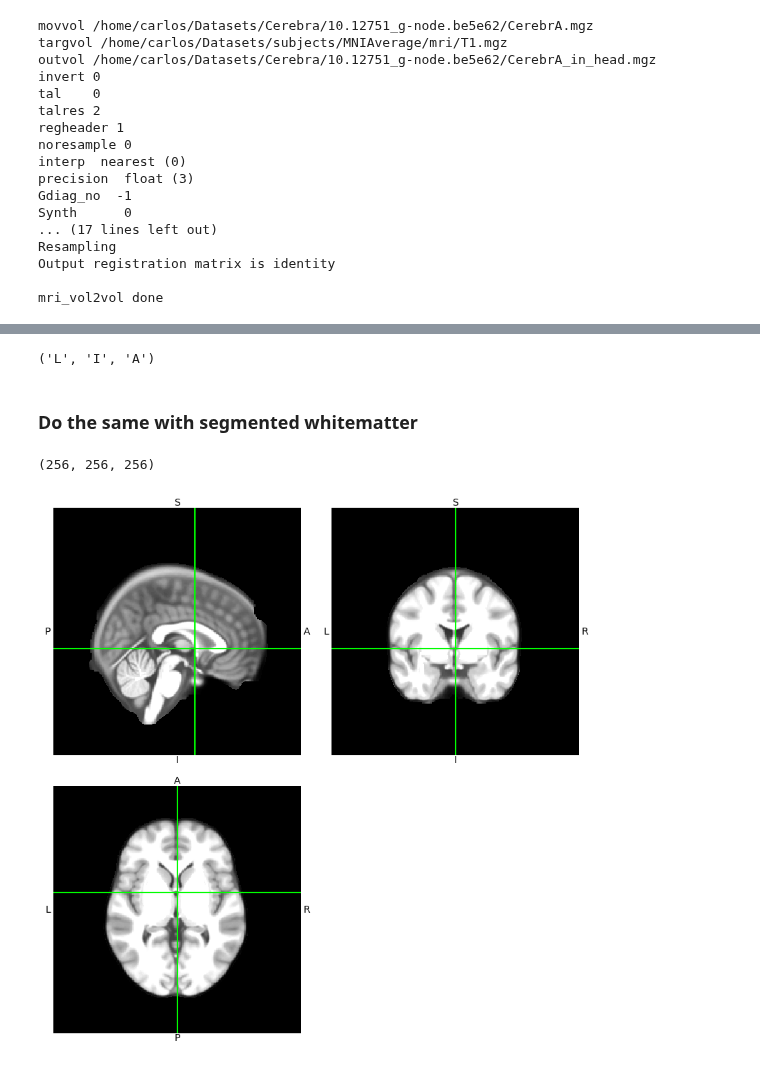
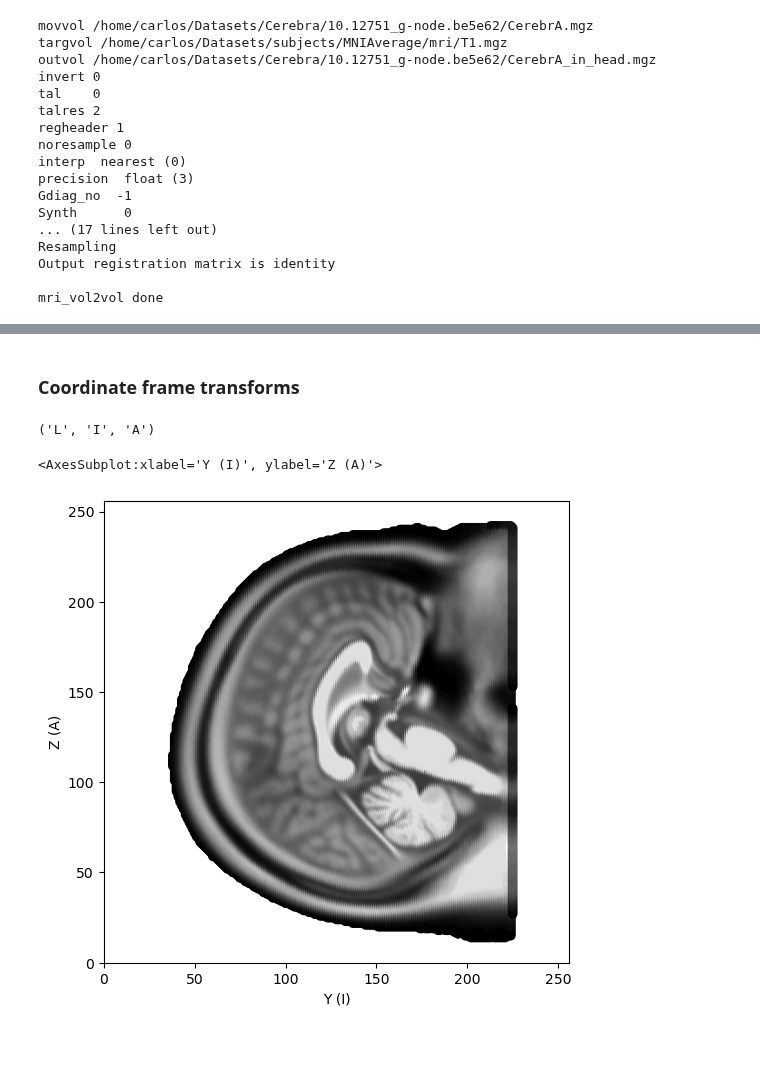
Before and after one commit to kdotdot/cerebra_atlas_python, a Jupyter notebook: 0.0-initial-transforms.ipynb, the cells around one changed output, grey strips where cells are left out. Cells and saved outputs as stored; diff of their text form; code cells hidden in the pictures.

```diff
--- a/0.0-initial-transforms.ipynb
+++ b/0.0-initial-transforms.ipynb
@@ -26,6 +31,3 @@ array([[   1.,    0.,    0.,  -96.],
 # %%
-t1_img = nib.load(f"{SUBJECT_DIR}/mri/T1.mgz")
-t1_data = t1_img.get_fdata()
-t1_img.orthoview()
-t1_img.shape
+t1_img, t1_data = inspect_img(f"{SUBJECT_DIR}/mri/T1.mgz")
 # %% [output]
@@ -94 +90,3 @@ cerebra_img.orthoview()
+# %% [markdown]
+### Coordinate frame transforms
 # %%
@@ -96,12 +94,8 @@ nib.orientations.aff2axcodes(cerebra_img.affine)
 # %% [output]
 ('L', 'I', 'A')
-# %% [markdown]
-### Do the same with segmented whitematter
-# %%
-wm_img = nib.load(f"{SUBJECT_DIR}/mri/brain.mgz")
-wm_data = t1_img.get_fdata()
-wm_img.orthoview()
-wm_data.shape
-# %% [output]
-(256, 256, 256)
-[figure, removed]
+# %%
+from cerebra_atlas_python.plotting import imshow_mri, plot_brain_slice_2D
+plot_brain_slice_2D(t1_data, t1_img.affine, cmap_name="gray")
+# %% [output]
+<AxesSubplot:xlabel='Y (I)', ylabel='Z (A)'>
+[figure, added]
```
Also changed, not shown: parts of 35 cells of this notebook, 10 other files.
